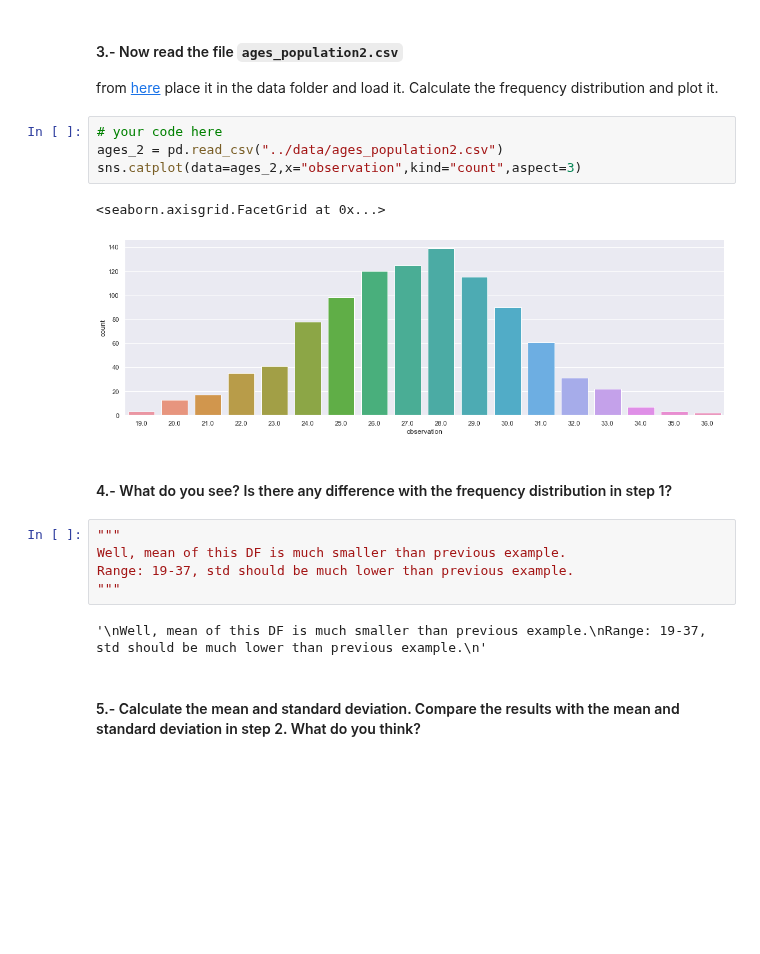
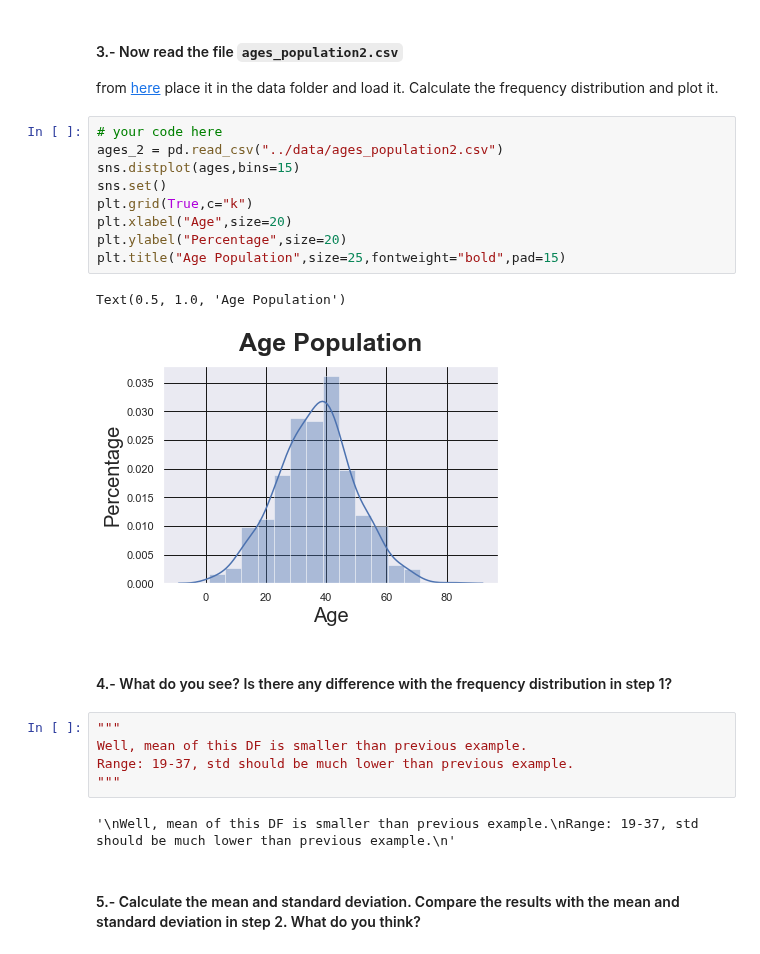
Before and after one commit to paoloironhack/data_analytics062020, a Jupyter notebook: labs/module_2/Descriptive-Stats/your-code/main.ipynb, the cells around one changed output. Cells and saved outputs as stored; diff of their text form; blank space fills up the shorter version.

```diff
--- a/labs/module_2/Descriptive-Stats/your-code/main.ipynb
+++ b/labs/module_2/Descriptive-Stats/your-code/main.ipynb
@@ -344,22 +325,27 @@ or low, but in normal circumstances I would say this std dev is quitehigh with r
 # %% [markdown]
 #### 3.- Now read the file `ages_population2.csv`
 from [here](https://drive.google.com/file/d/1RWGflLnwLOgZICUnrc9COzj3qcUeJP0X/view?usp=sharing) place it in the data folder and load it.  Calculate the frequency distribution and plot it.
-# %%
-# your code here
-ages_2 = pd.read_csv("../data/ages_population2.csv")
-sns.catplot(data=ages_2,x="observation",kind="count",aspect=3)
-# %% [output]
-<seaborn.axisgrid.FacetGrid at 0x...>
-[figure, removed]
+# %%
+# your code here
+ages_2 = pd.read_csv("../data/ages_population2.csv")
+sns.distplot(ages,bins=15)
+sns.set()
+plt.grid(True,c="k")
+plt.xlabel("Age",size=20)
+plt.ylabel("Percentage",size=20)
+plt.title("Age Population",size=25,fontweight="bold",pad=15)
+# %% [output]
+Text(0.5, 1.0, 'Age Population')
+[figure, added]
 # %% [markdown]
 ####  4.- What do you see? Is there any difference with the frequency distribution in step 1?
 # %%
 """
-Well, mean of this DF is much smaller than previous example.
+Well, mean of this DF is smaller than previous example.
 Range: 19-37, std should be much lower than previous example.
 """
 # %% [output]
-'\nWell, mean of this DF is much smaller than previous example.\nRange: 19-37, std should be much lower than previous example.\n'
+'\nWell, mean of this DF is smaller than previous example.\nRange: 19-37, std should be much lower than previous example.\n'
 # %% [markdown]
 #### 5.- Calculate the mean and standard deviation. Compare the results with the mean and standard deviation in step 2. What do you think?
 # %%
```
Also changed, not shown: parts of 18 cells of this notebook.
